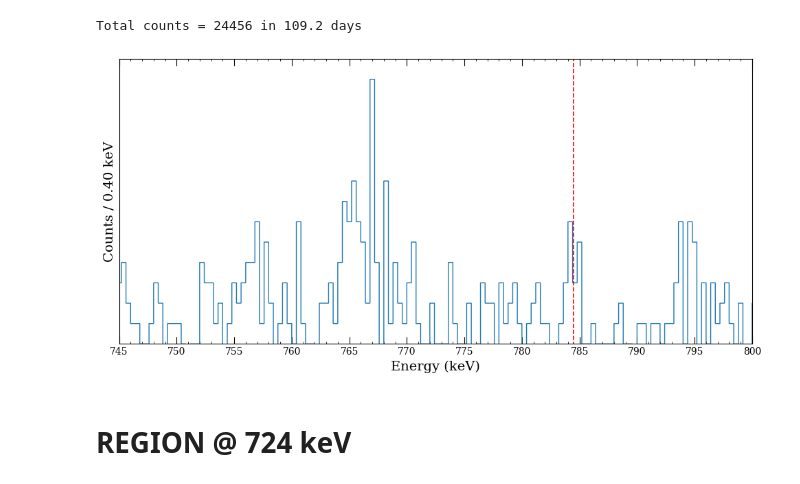
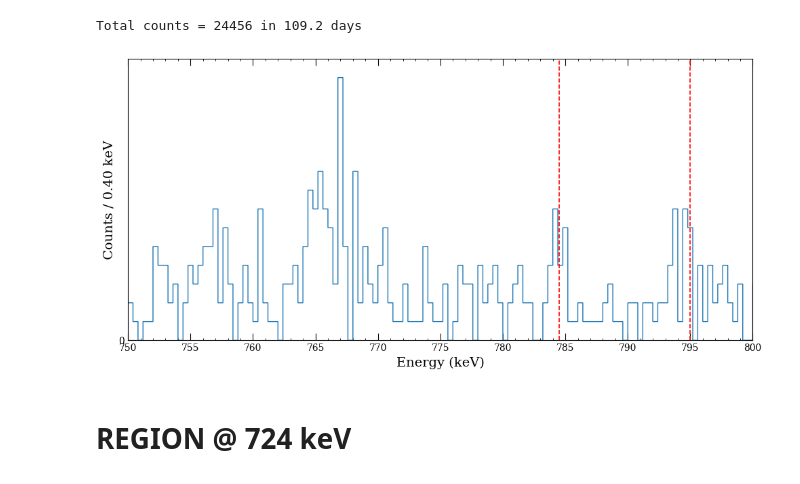
Before and after one commit to RitaF00/ZrO2-double-beta-decay, a Jupyter notebook: backgorund_characterization.ipynb, the cells around one changed output. Saved outputs shown, nothing was run; the diff lists cells and outputs as text; code cells hidden in the pictures.

```diff
--- a/backgorund_characterization.ipynb
+++ b/backgorund_characterization.ipynb
@@ -1298,35 +1298,37 @@ ax.tick_params(axis='x', which='major', length=7, labelsize=10)
 ax.tick_params(axis='y', which='major', length=7, labelsize=10)
 ax.tick_params(axis='y', which='minor', length=7)
 
 # Bin width
 db = 0.4
 bins_common = np.arange(0,3000+db,db)
 
 
 c, bc, _ = plt.hist(E_tot, bins = bins_common,
              weights = Ntot,
              histtype='step',
             )
 
 
 db_plot = (bc[1]-bc[0])
 
-plt.xlim([745, 800])
+plt.xlim([750, 800])
 plt.ylim([1, 15
           ])
 plt.xlabel('Energy (keV)')
 plt.ylabel(rf'Counts / {db_plot:.2f} keV')
 #plt.yscale('log')
 #plt.grid(alpha=0.15)
 #ax.grid(which='major', linestyle='-', alpha=0.15)
 #ax.grid(which='minor', linestyle='--', alpha=0.15)
 plt.tight_layout()
 #plt.legend(fontsize=15)
+plt.ylim(0,15)
 plt.vlines(784.5, 0, 15, color = 'red', ls = '--')
+plt.vlines(795, 0, 15, color = 'red', ls = '--')
 plt.savefig("spectrum_50_days.png")
 plt.show()
 # %% [output]
-[figure, old version]
+[figure, new version]
 # %% [markdown]
 # REGION @ 724 keV
 # %%
```
Also changed, not shown: parts of 6 cells of this notebook, 2 other files.
